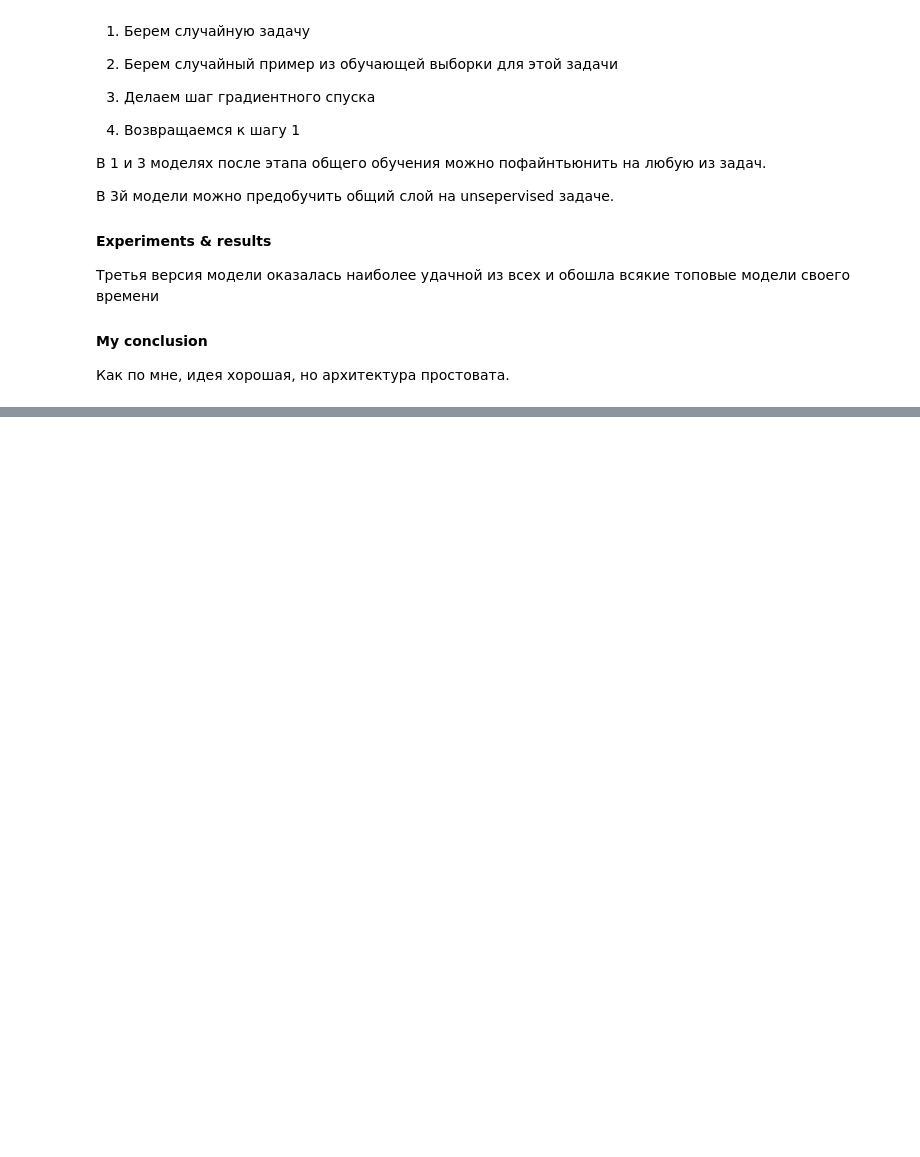
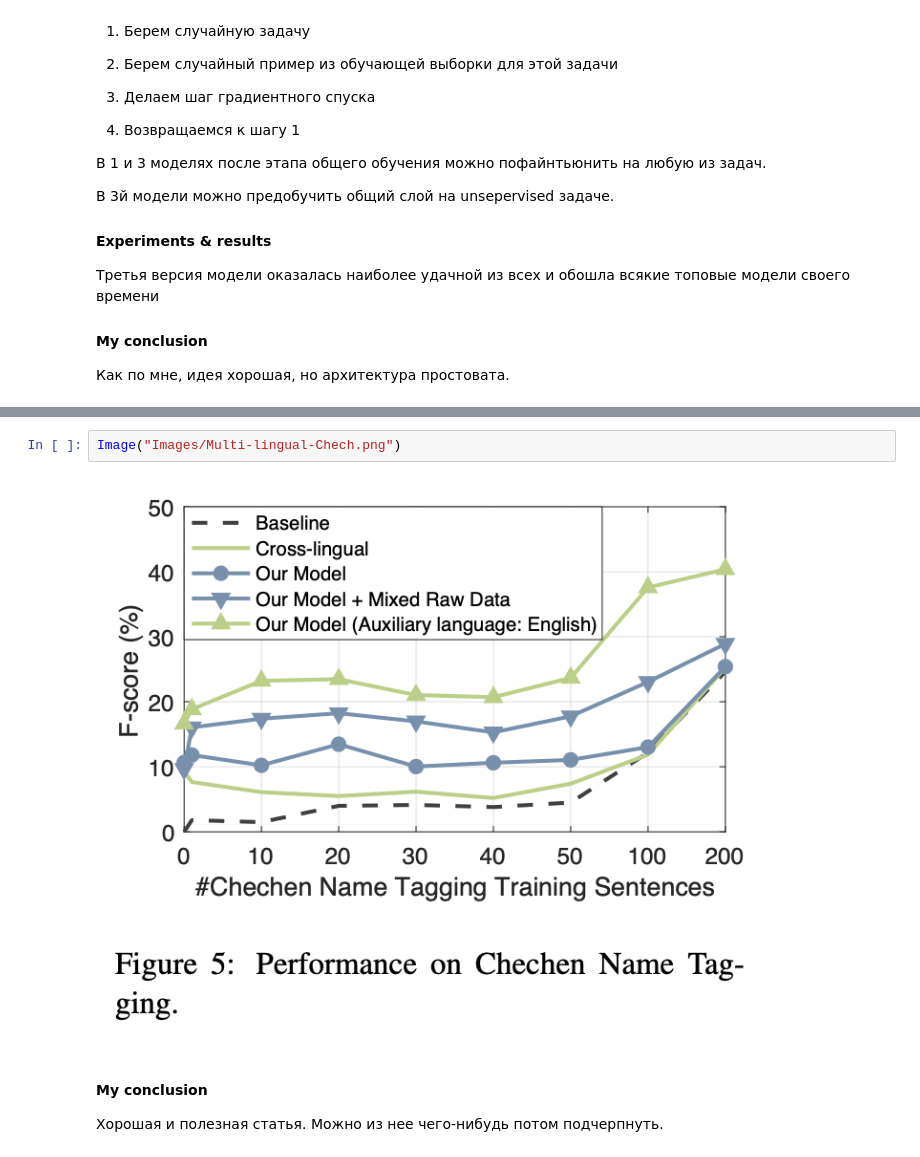
Before and after one commit to DChulok/I-want-to-learn-NLP, a Jupyter notebook: Diary.ipynb, the cells around one changed output, grey strips where cells are left out. Cells and saved outputs as stored; diff of their text form; blank space fills up the shorter version.

```diff
--- a/Diary.ipynb
+++ b/Diary.ipynb
@@ -499,0 +734,8 @@ $$
+# %%
+Image("Images/Multi-lingual-Chech.png")
+# %% [output]
+[figure, added]
+# %% [markdown]
+#### My conclusion
+
+Хорошая и полезная статья. Можно из нее чего-нибудь потом подчерпнуть.
```
Also changed, not shown: parts of 20 cells of this notebook, 5 other files.
